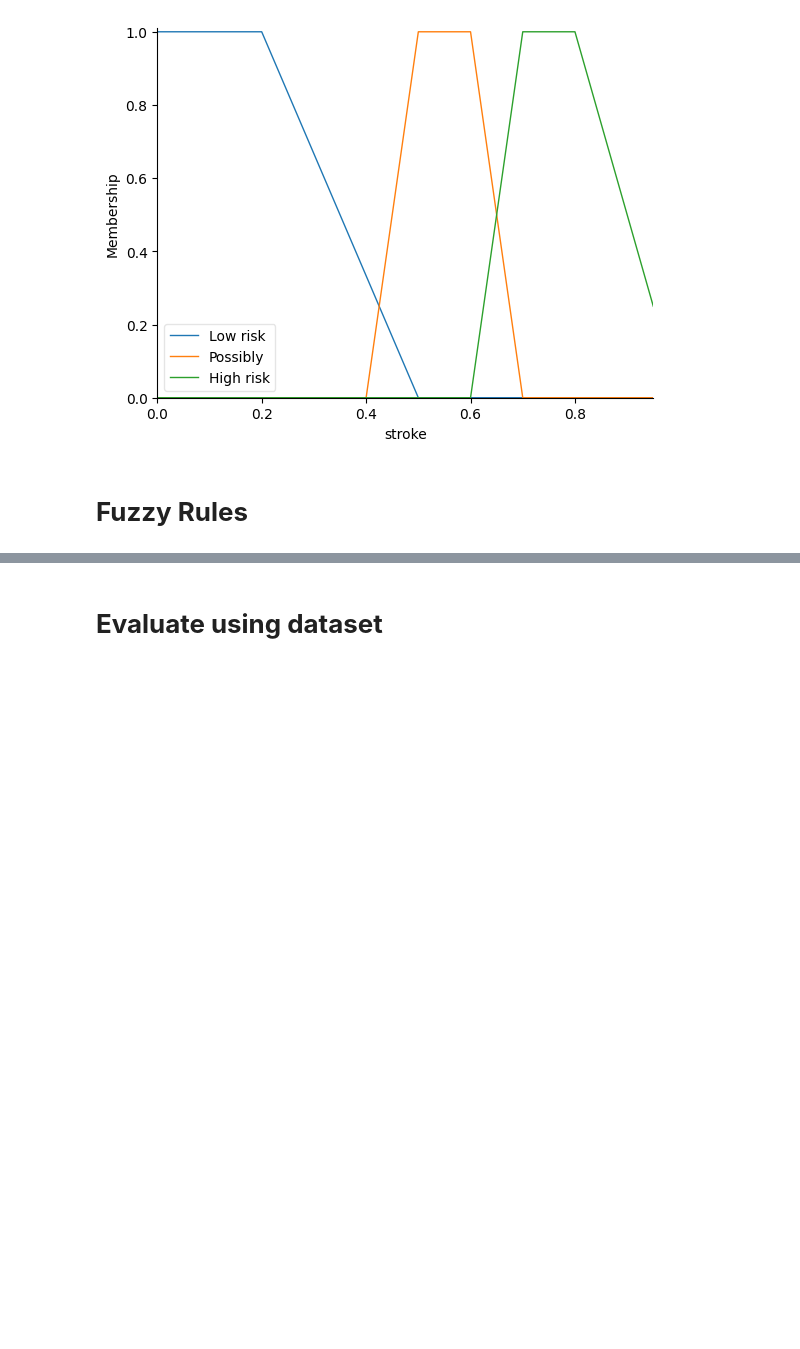
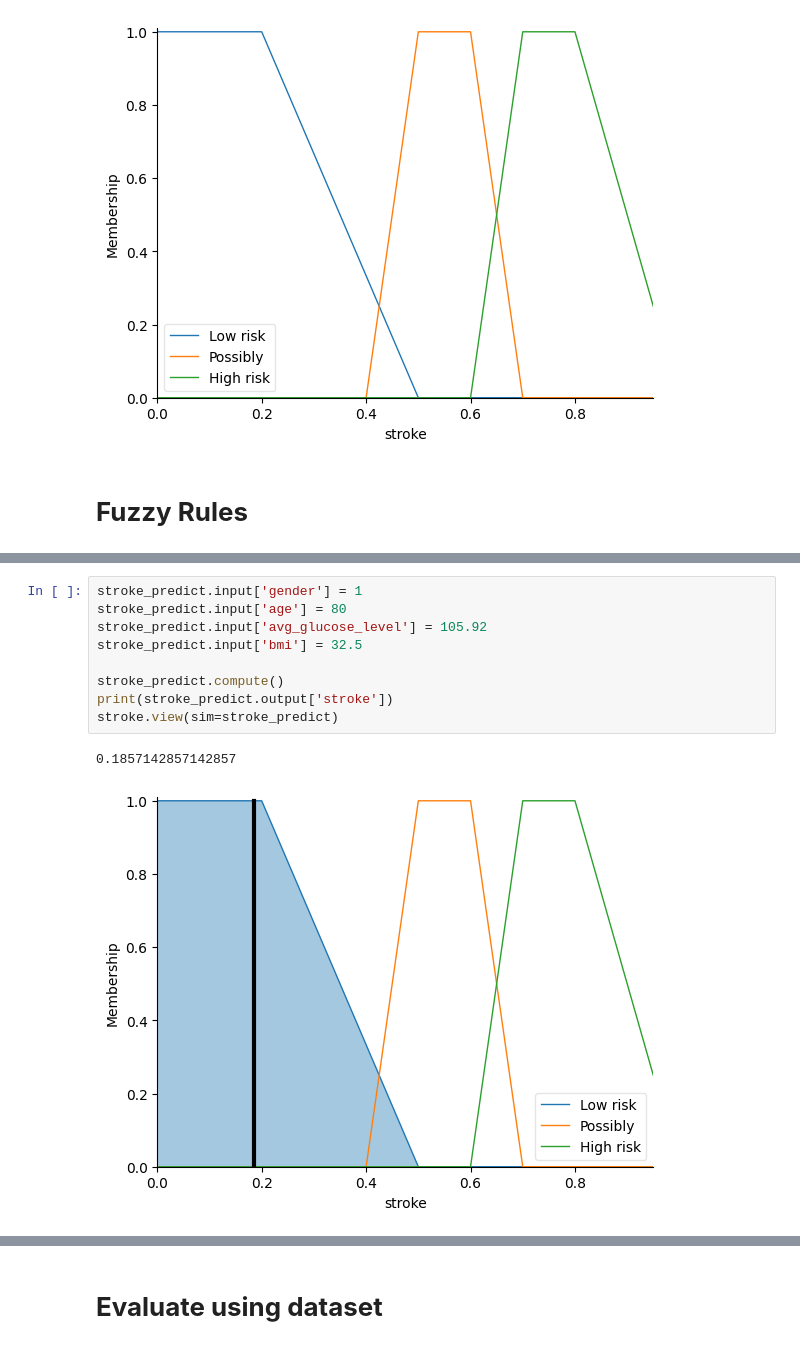
Before and after one commit to amir1611/stroke-prediction, a Jupyter notebook: final_stroke.ipynb, the cells around one changed output, grey strips where cells are left out. Drawn from its saved outputs; the diff is of its cells as text; blank space fills up the shorter version.

```diff
--- a/final_stroke.ipynb
+++ b/final_stroke.ipynb
@@ -311,0 +282,12 @@ rule10
+# %%
+stroke_predict.input['gender'] = 1
+stroke_predict.input['age'] = 80
+stroke_predict.input['avg_glucose_level'] = 105.92
+stroke_predict.input['bmi'] = 32.5
+
+stroke_predict.compute()
+print(stroke_predict.output['stroke'])
+stroke.view(sim=stroke_predict)
+# %% [output]
+0.1857142857142857
+[figure, added]
```
Also changed, not shown: parts of 15 cells of this notebook.
